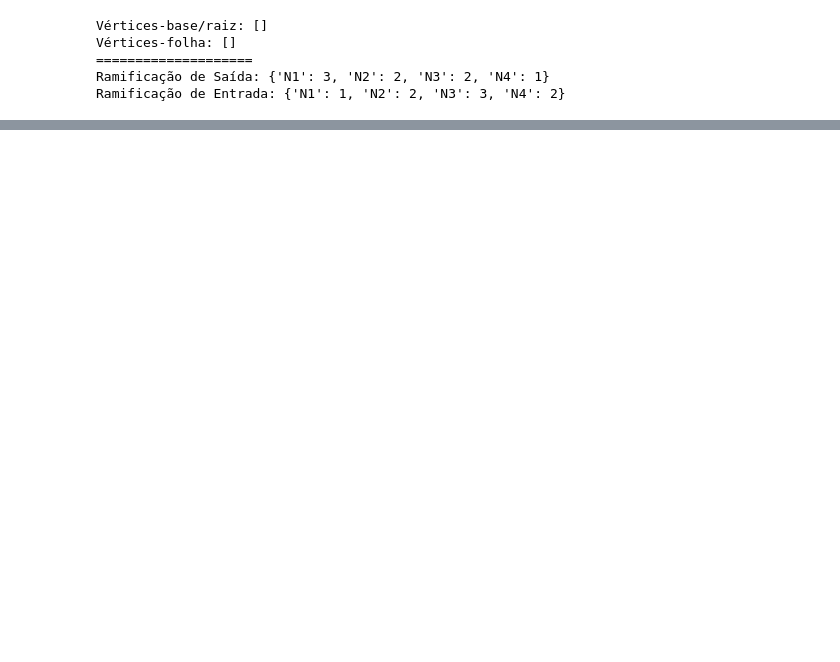
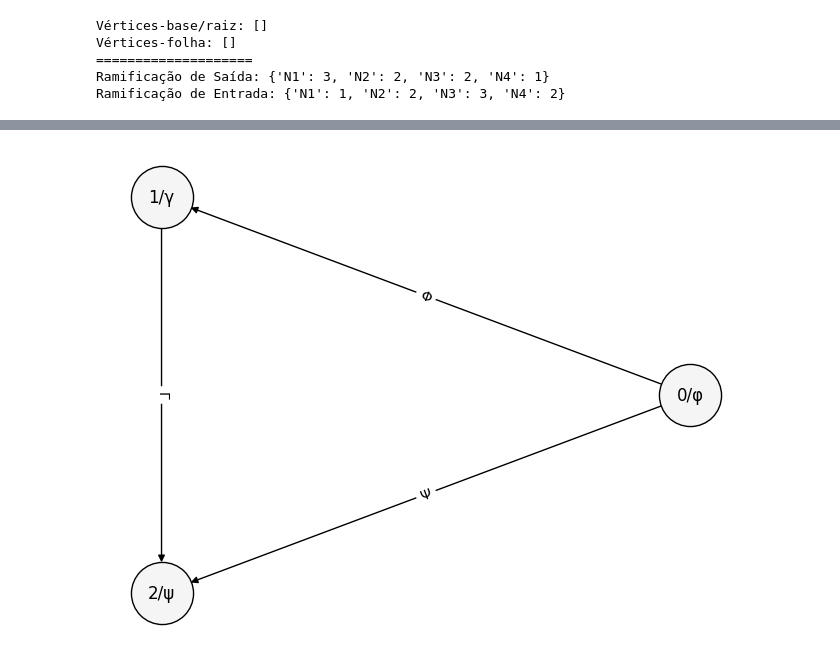
Before and after one commit to RuanSombra/Atividade-Grafos, a Jupyter notebook: ruan_pactrick_sousa.ipynb, the cells around one changed output, grey strips where cells are left out. Drawn from its saved outputs; the diff is of its cells as text; code cells hidden in the pictures; blank space fills up the shorter version.

```diff
--- a/ruan_pactrick_sousa.ipynb
+++ b/ruan_pactrick_sousa.ipynb
@@ -311,0 +279,39 @@ Um ciclo encontrado em 'G3': [('N1', 'N2', 0), ('N2', 'N1', 0)]
+# %%
+# GRAFO ROTULADO
+# UTILIZANDO O EXEMPLO DADO PELO PROFESSOR
+
+import networkx as nx
+import matplotlib.pyplot as plt
+
+# Instancia um grafo direcionado
+grafo = nx.DiGraph()
+
+# Insere arestas com rótulos entre os nós
+grafo.add_edge('0', '1', label='Φ')
+grafo.add_edge('1', '2', label='Γ')
+grafo.add_edge('0', '2', label='Ψ')
+
+# Define os rótulos personalizados para os vértices
+rotulos_vertices = {'0': 'φ', '1': 'γ', '2': 'ψ'}
+for vertice in grafo.nodes:
+    grafo.nodes[vertice]['rotulo'] = rotulos_vertices[vertice]
+
+# Define a disposição dos nós em círculo
+layout = nx.circular_layout(grafo)
+
+# Desenha os nós sem rótulos por padrão
+nx.draw(grafo, layout, with_labels=False, node_size=2000, node_color='whitesmoke', edgecolors='black')
+
+# Adiciona os rótulos personalizados aos vértices
+for no, (x, y) in layout.items():
+    plt.text(x, y, f'{no}/{grafo.nodes[no]["rotulo"]}', fontsize=12, ha='center', va='center')
+
+# Extrai e desenha os rótulos das arestas
+rotulos_arestas = nx.get_edge_attributes(grafo, 'label')
+nx.draw_networkx_edge_labels(grafo, layout, edge_labels=rotulos_arestas, font_color='black')
+
+# Remove os eixos para uma visualização limpa
+plt.axis('off')
+plt.show()
+# %% [output]
+[figure, added]
```
Also changed, not shown: parts of 2 cells of this notebook.
